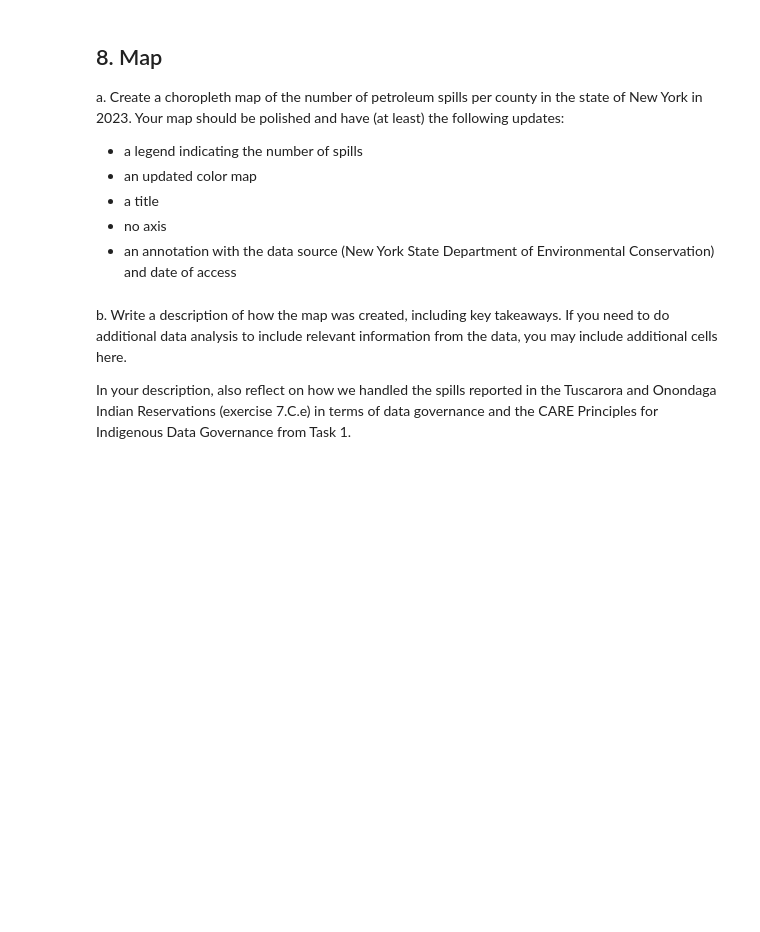
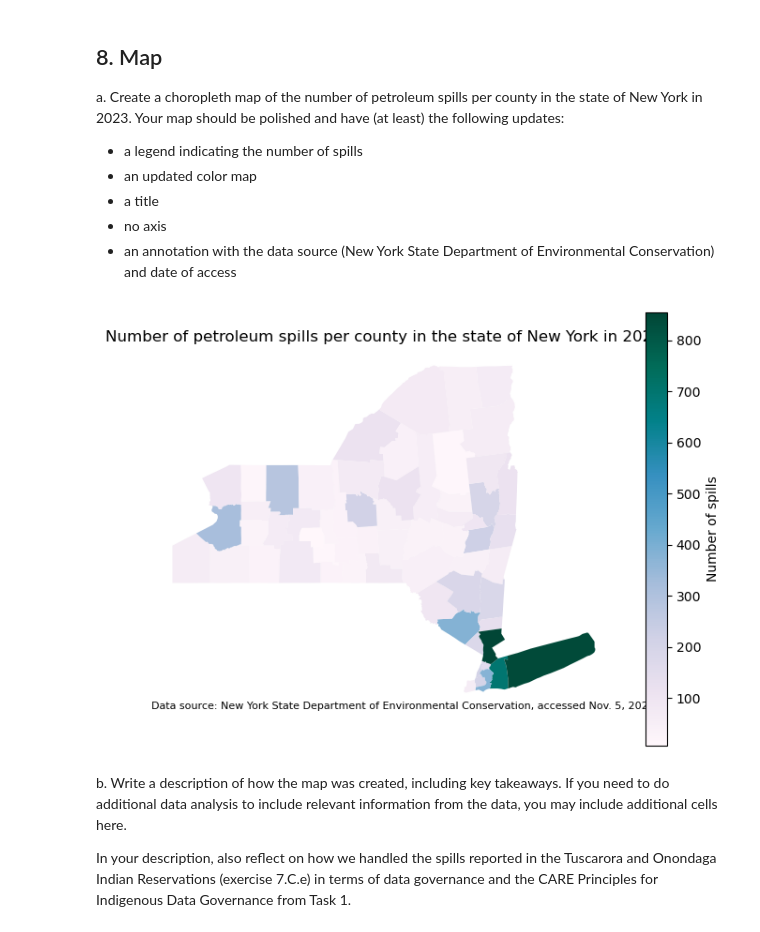
Before and after one commit to michaeladennis/eds220-hwk3, a Jupyter notebook: hwk3-task2-spills.ipynb, the cells around one changed output. Saved outputs shown, nothing was run; the diff lists cells and outputs as text; code cells hidden in the pictures; blank space fills up the shorter version.

```diff
--- a/hwk3-task2-spills.ipynb
+++ b/hwk3-task2-spills.ipynb
@@ -479,5 +571,12 @@ a. Use this cell to make any other updates needed for making an inner join of th
+# %%
+# a
+spills_per_county = spills_per_county.rename(columns={ 'county' : 'name',
+  'spill_number': 'n_spills'})
+spills_ny = pd.merge(spills_per_county, ny_counties, how='inner', on='name')
 # %% [markdown]
 b. Store the inner join of the `spills_per_county` and `ny_counties` dataframes in a new variable named `ny_spills`.
+# %%
+ny_spills = spills_ny
 # %% [markdown]
 <!-- BEGIN QUESTION -->
 
@@ -497,6 +606,13 @@ _Type your answer here, replacing this text._
 From our previous exploration we know that Tuscarora Indian Reservation and Onondaga Indian Reservation will not be in the join. Tuscarora Indian Reservation is located within Niagara county and Onondaga Indian Reservation is located within Onondaga county.
 
 e. Since the reservations do not appear in the `ny_counties` dataframe, add the Tuscarora Indian Reservation spills to Niagara county and the Onondaga Indian Reservation spills to Onondaga county in `ny_spills`. We will add a note about this in our final map, and we will reflect on this choice in exercise 8.b. Add the cells you need to make this update **and** verify that the dataframe was updated.
+# %%
+tusc = spills_per_county.loc[spills_per_county['name'] == 'Tuscarora Indian Reservation', 'name']
+onon_res = spills_per_county.loc[spills_per_county['name'] == 'Onondaga Indian Reservation', 'name']
+
+
+ny_spills.loc[ny_spills['name'] == 'Tuscarora Indian Reservation', 'name'] = 'Niagara'
+ny_spills.loc[ny_spills['name'] == 'Onondaga Indian Reservation', 'name'] = 'Onondaga'
 # %% [markdown]
 ## 8. Map
 a. Create a choropleth map of the number of petroleum spills per county in the state of New York in 2023.
@@ -506,6 +622,30 @@ Your map should be polished and have (at least) the following updates:
 - a title
 - no axis
 - an annotation with the data source (New York State Department of Environmental Conservation) and date of access
+# %%
+ny_spills['n_spills'] = ny_spills['n_spills'].astype('float64')
+# %%
+ny_spills = gpd.GeoDataFrame(ny_spills, geometry='geometry')
+
+fig, ax = plt.subplots(figsize=(8, 6))
+
+ny_spills.plot(ax=ax,
+               column='n_spills',          # what should the colors represent?
+               cmap='PuBuGn',            # pick a colormap
+               legend_kwds={'label': 'Number of spills'},
+               legend=True,       # optional: county borders
+               linewidth=0.5)
+
+ax.set_title('Number of petroleum spills per county in the state of New York in 2023')
+ax.axis('off')
+
+ax.annotate('Data source: New York State Department of Environmental Conservation, accessed Nov. 5, 2026',
+            xy=(0, 0), xycoords='axes fraction',
+            fontsize=8)
+
+plt.show()
+# %% [output]
+[figure, added]
 # %% [markdown]
 b. Write a description of how the map was created, including key takeaways. If you need to do additional data analysis to include relevant information from the data, you may include additional cells here.
 
```
Also changed, not shown: parts of 27 cells of this notebook.
